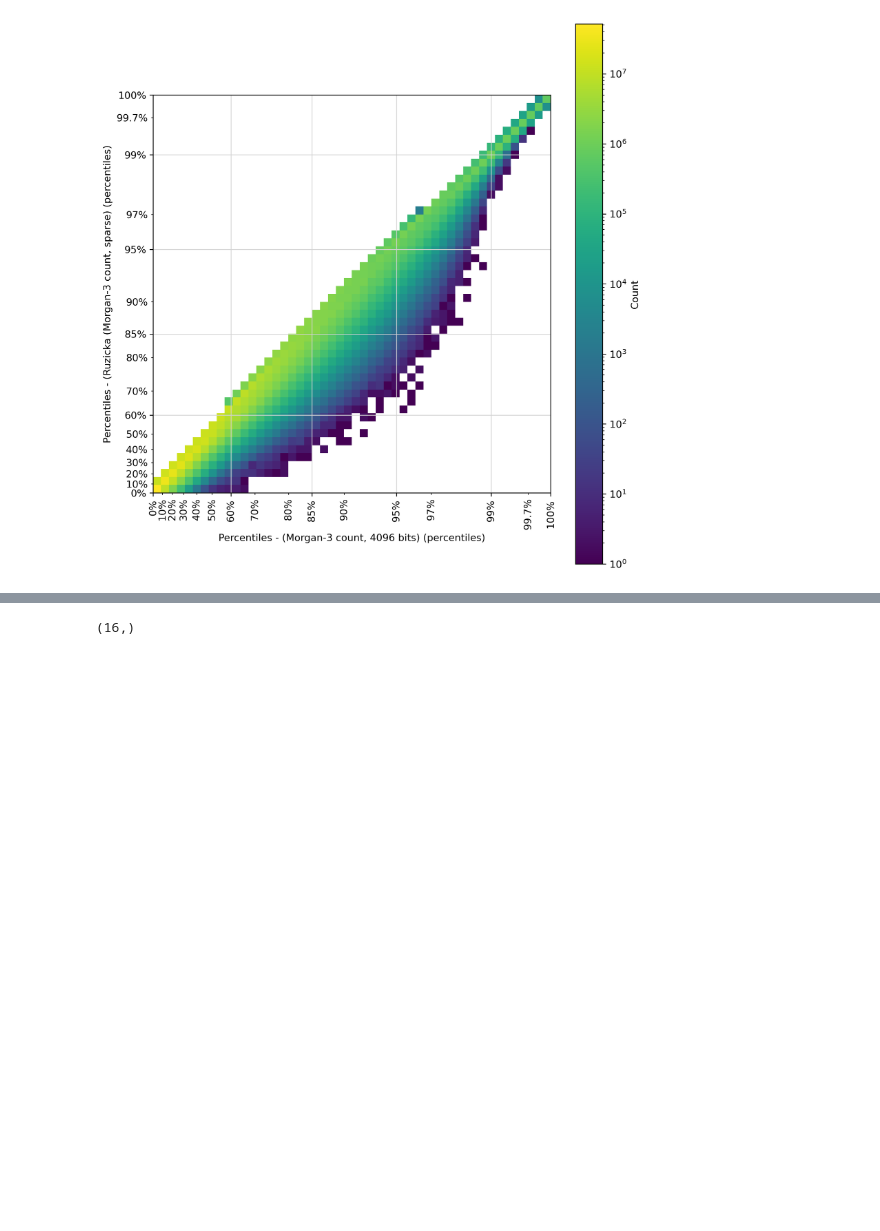
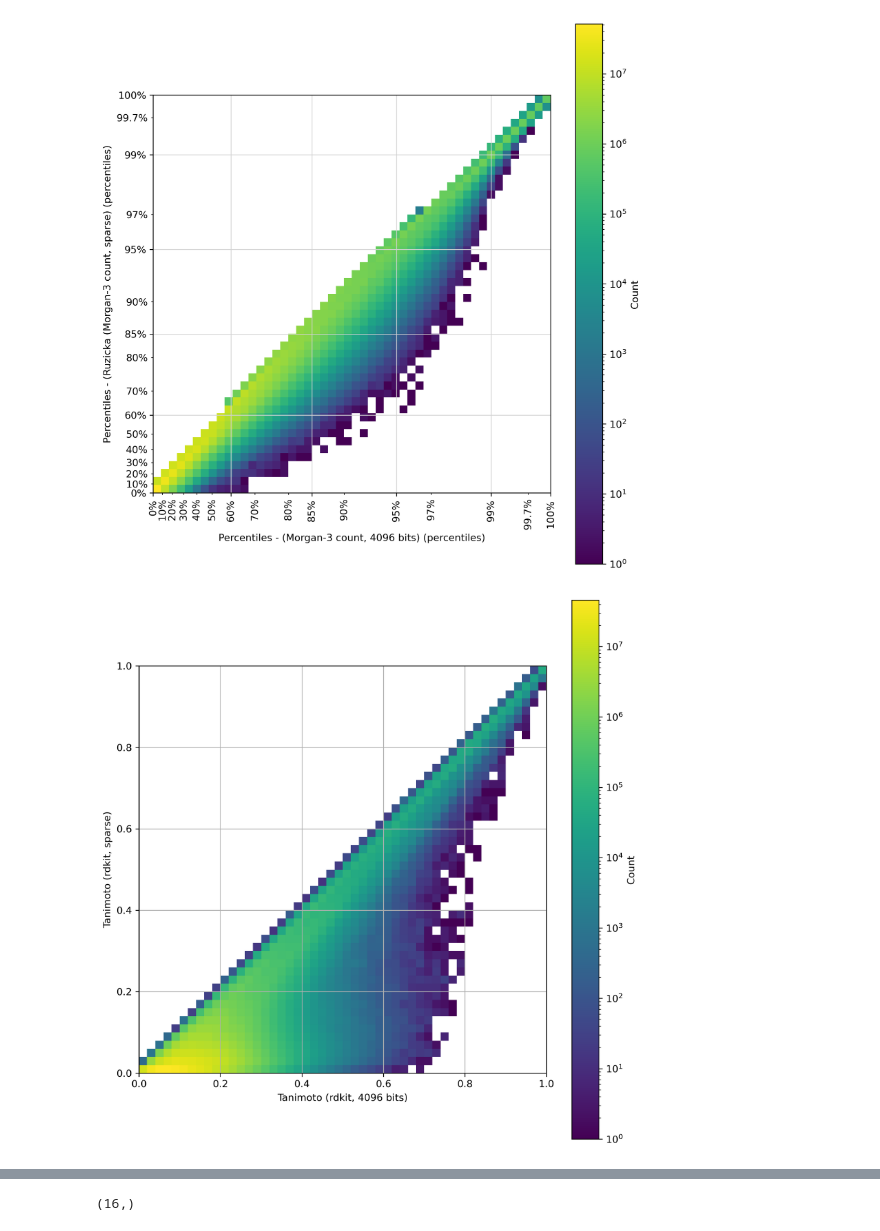
Before and after one commit to florian-huber/molecular_fingerprint_comparisons, a Jupyter notebook: notebooks/fingerprint_analysis_04_go_sparse.ipynb, the cells around one changed output, grey strips where cells are left out. Cells and saved outputs as stored; diff of their text form; code cells hidden in the pictures; blank space fills up the shorter version.

```diff
--- a/notebooks/fingerprint_analysis_04_go_sparse.ipynb
+++ b/notebooks/fingerprint_analysis_04_go_sparse.ipynb
@@ -120,0 +182,5 @@ similarities_morgan9_count = np.load("similarities_ruzicka_morgan9_4096bits.npy"
+# %%
+%%time
+
+similarities_rdkit_sparse = jaccard_similarity_matrix_sparse(
+    fingerprints_rdkit, fingerprints_rdkit)
@@ -621,0 +443,15 @@ def heatmap_comparison_scaled_bins(similarities1, similarities2,
+# %%
+NBITS = 4096
+
+heatmap_comparison(
+    similarities_classic,
+    similarities_rdkit_sparse,
+    f"Tanimoto (rdkit, {NBITS} bits)",
+    f"Tanimoto (rdkit, sparse)",
+    bins=50,
+    #colormap="inferno",
+    add_region_percentage=False,
+    filename="heatmap_tanimoto_rdkit_vs_sparse.png"
+)
+# %% [output]
+[figure, added]
```
Also changed, not shown: parts of 54 cells of this notebook.
